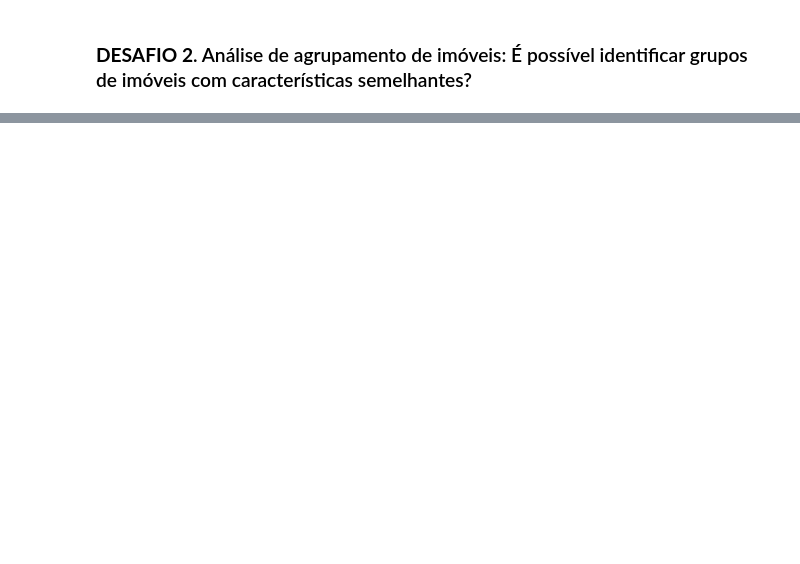
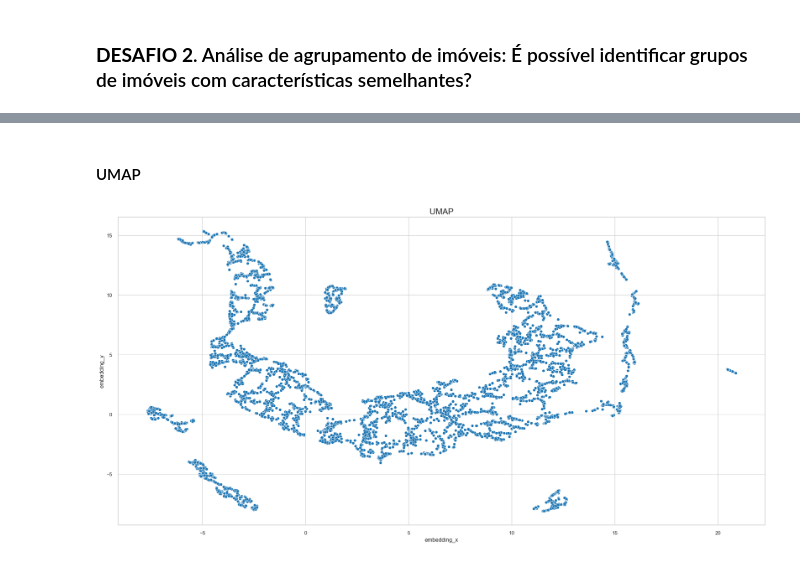
Before and after one commit to GuttoF/brazilian_house_for_rent, a Jupyter notebook: notebooks/notebook_1.ipynb, the cells around one changed output, grey strips where cells are left out. Saved outputs shown, nothing was run; the diff lists cells and outputs as text; code cells hidden in the pictures; blank space fills up the shorter version.

```diff
--- a/notebooks/notebook_1.ipynb
+++ b/notebooks/notebook_1.ipynb
@@ -942,0 +1120,18 @@ O coeficiente de correlação entre o número de quartos e o número de banheiro
+# %% [markdown]
+#### UMAP
+# %%
+reducer = umap.UMAP(random_state = seed, n_jobs = 1)
+embedding = reducer.fit_transform(df_cluster)
+
+# embedding
+df_pca['embedding_x'] = embedding[:, 0]
+df_pca['embedding_y'] = embedding[:, 1]
+
+# plot
+sns.scatterplot(x = 'embedding_x', y = 'embedding_y', data = df_pca);
+plot_label('UMAP', 'embedding_x', 'embedding_y', 12);
+
+# saving figure
+plt.savefig(homepath + 'reports/figures/umap.png')
+# %% [output]
+[figure, added]
```
Also changed, not shown: parts of 30 cells of this notebook, 16 other files.
